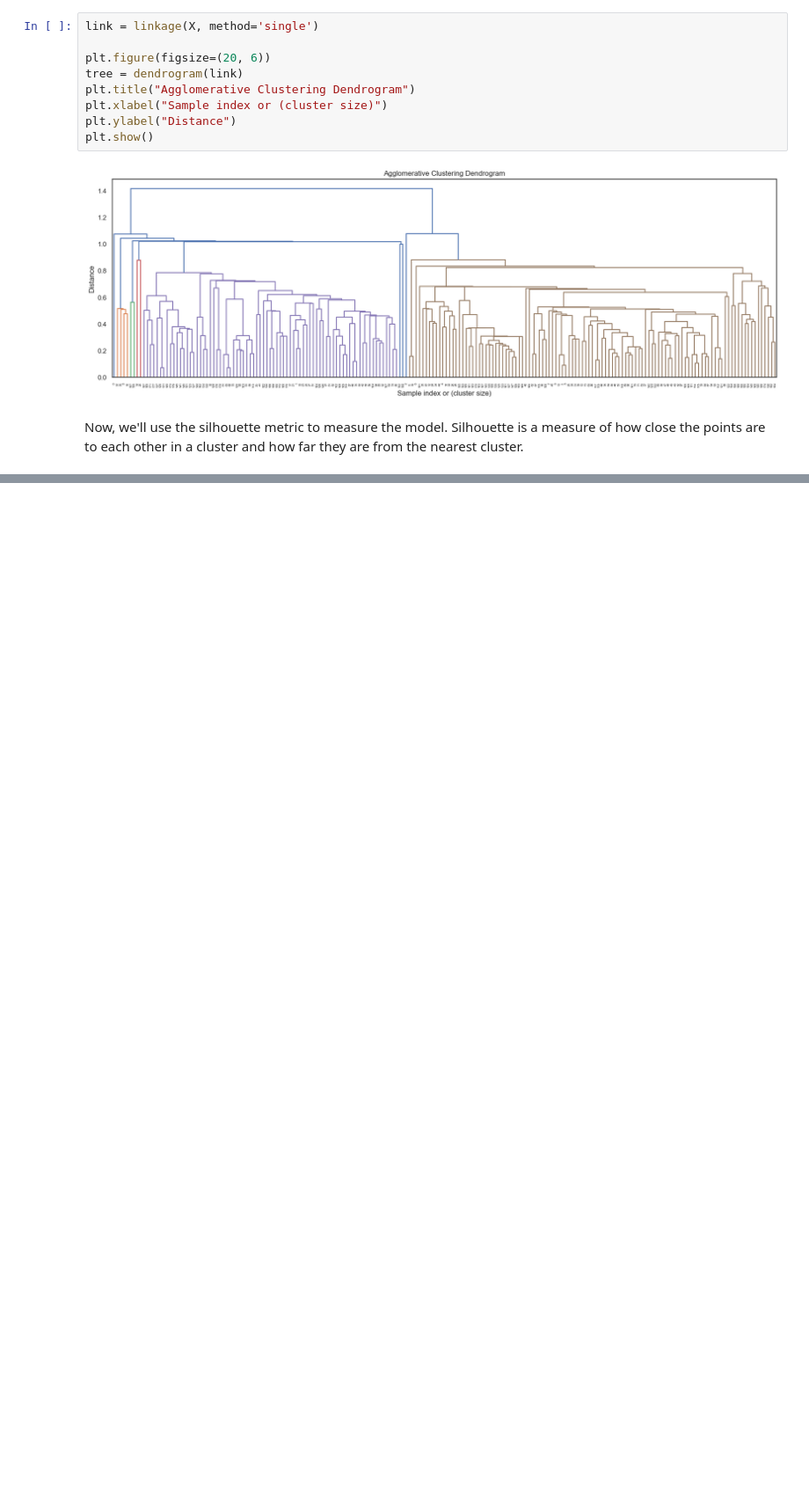
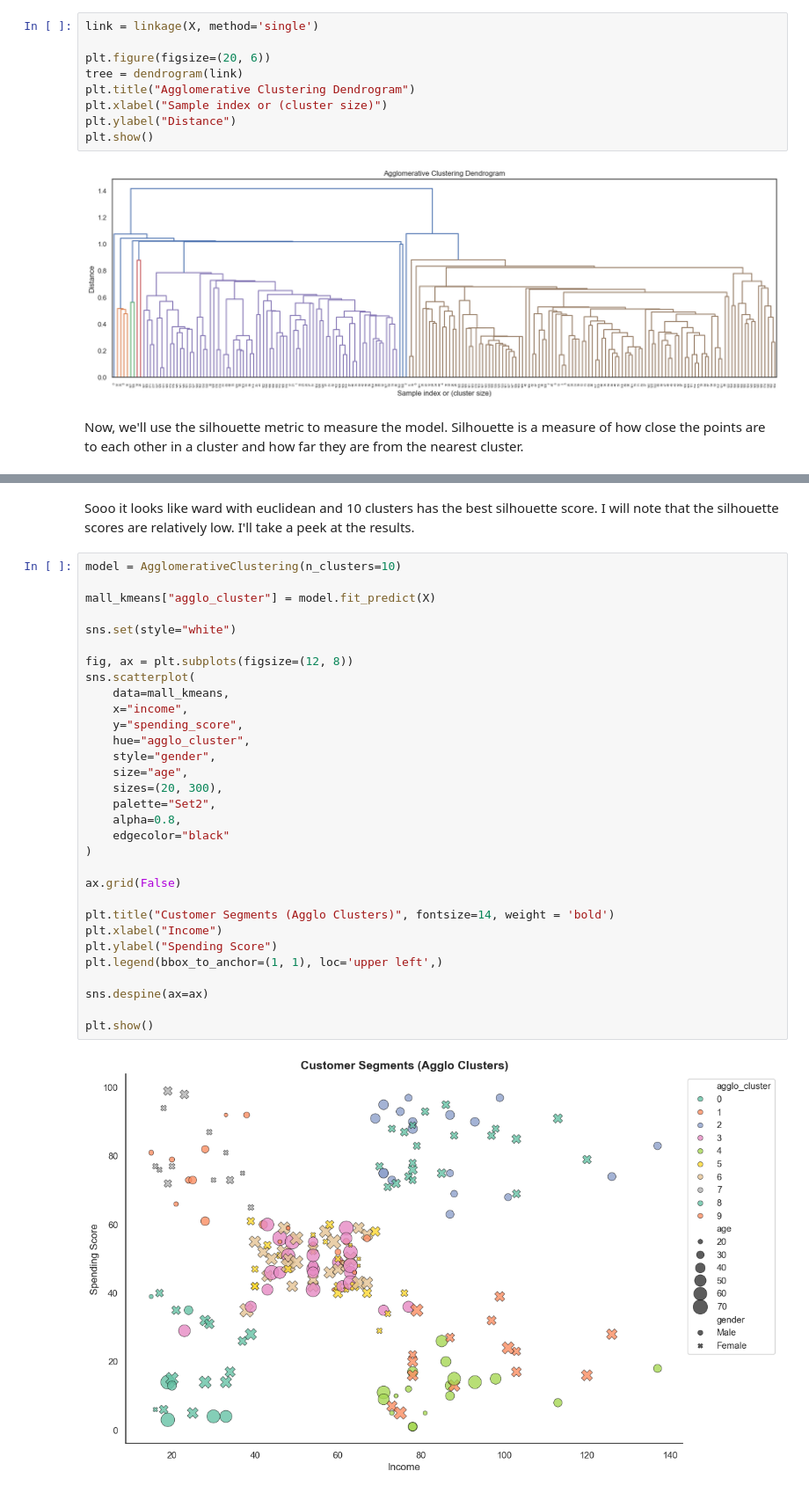
Before and after one commit to Callowlock/CustomerAnalysis-SupervisedAndUnsupervisedModels, a Jupyter notebook: MallCustomerSegmentation.ipynb, the cells around one changed output, grey strips where cells are left out. Shown at 88% size. Saved outputs shown, nothing was run; the diff lists cells and outputs as text; blank space fills up the shorter version.

```diff
--- a/Untitled.ipynb
+++ b/MallCustomerSegmentation.ipynb
@@ -1337,0 +1383,35 @@ for k in range(2,11):
+# %% [markdown]
+Sooo it looks like ward with euclidean and 10 clusters has the best silhouette score. I will note that the silhouette scores are relatively low. I'll take a peek at the results.
+# %%
+model = AgglomerativeClustering(n_clusters=10)
+
+mall_kmeans["agglo_cluster"] = model.fit_predict(X)
+
+sns.set(style="white")
+
+fig, ax = plt.subplots(figsize=(12, 8))
+sns.scatterplot(
+    data=mall_kmeans,
+    x="income",
+    y="spending_score",
+    hue="agglo_cluster",
+    style="gender",
+    size="age",
+    sizes=(20, 300),
+    palette="Set2",
+    alpha=0.8,
+    edgecolor="black"
+)
+
+ax.grid(False)
+
+plt.title("Customer Segments (Agglo Clusters)", fontsize=14, weight = 'bold')
+plt.xlabel("Income")
+plt.ylabel("Spending Score")
+plt.legend(bbox_to_anchor=(1, 1), loc='upper left',)
+
+sns.despine(ax=ax)
+
+plt.show()
+# %% [output]
+[figure, added]
```
Also changed, not shown: parts of 16 cells of this notebook, 1 other file.
